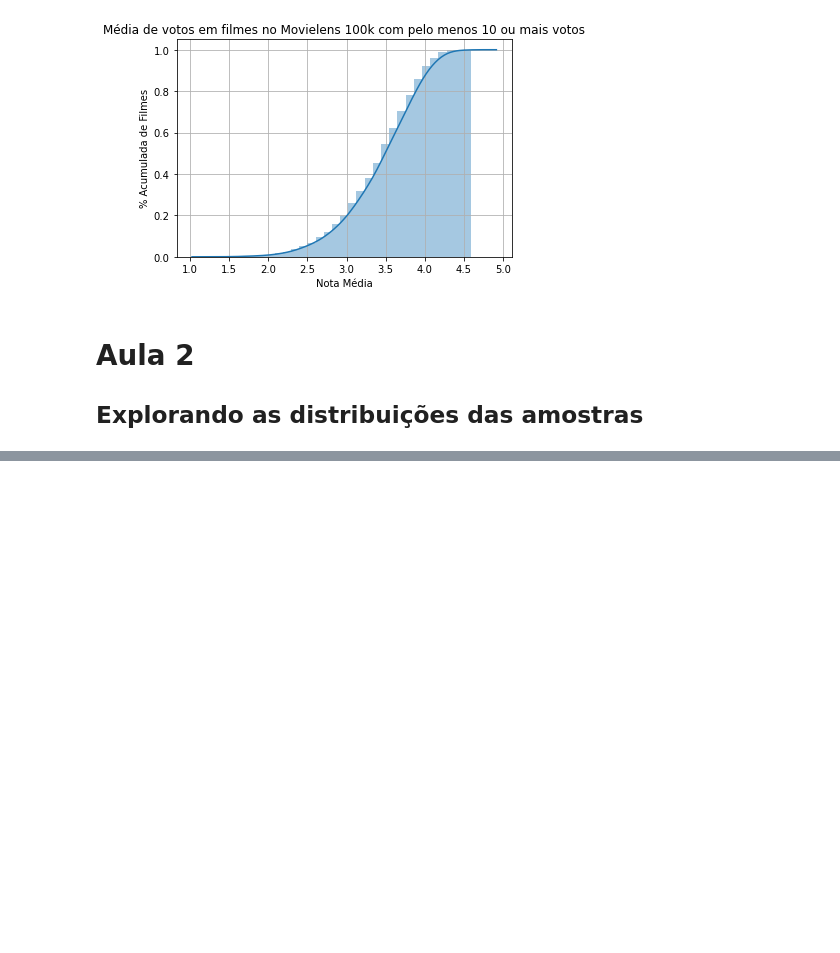
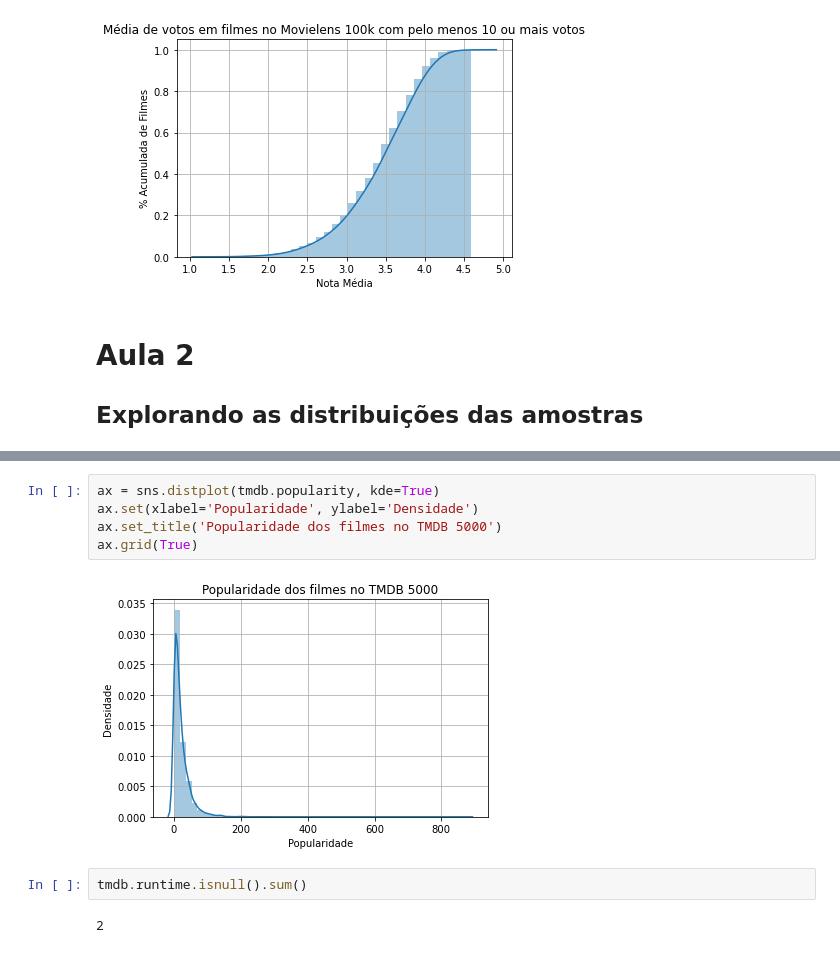
Before and after one commit to Julio-Cezar-Candido/Curso-Data-Science-Introducao-a-testes-estatisticos-com-Python, a Jupyter notebook: Aulas.ipynb, the cells around one changed output, grey strips where cells are left out. Cells and saved outputs as stored; diff of their text form; blank space fills up the shorter version.

```diff
--- a/Aulas.ipynb
+++ b/Aulas.ipynb
@@ -186,0 +239,11 @@ ax.grid(True)
+# %%
+ax = sns.distplot(tmdb.popularity, kde=True)
+ax.set(xlabel='Popularidade', ylabel='Densidade')
+ax.set_title('Popularidade dos filmes no TMDB 5000')
+ax.grid(True)
+# %% [output]
+[figure, added]
+# %%
+tmdb.runtime.isnull().sum()
+# %% [output]
+2
```
Also changed, not shown: parts of 43 cells of this notebook.
